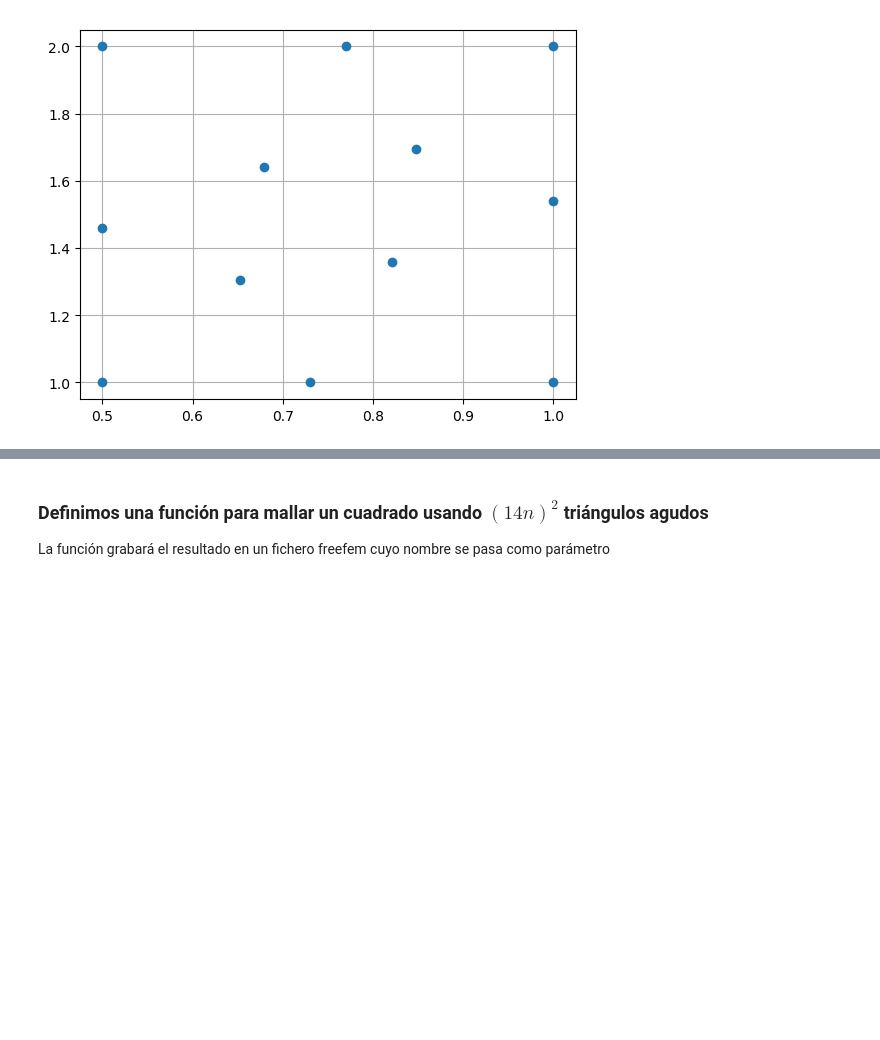
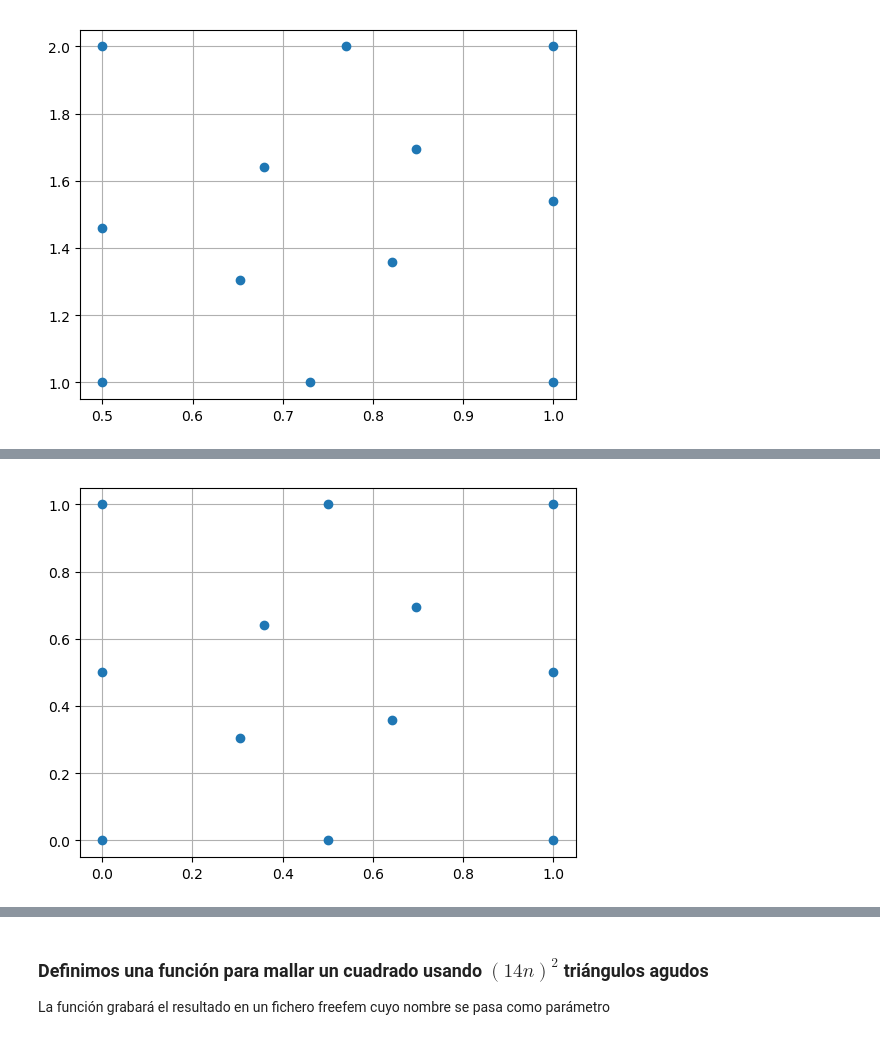
Before and after one commit to rrgalvan/freefem-tests, a Jupyter notebook: mesh_build/acute_angle/rect_triang.ipynb, the cells around one changed output, grey strips where cells are left out. Cells and saved outputs as stored; diff of their text form; code cells hidden in the pictures; blank space fills up the shorter version.

```diff
--- a/mesh_build/acute_angle/rect_triang.ipynb
+++ b/mesh_build/acute_angle/rect_triang.ipynb
@@ -179,0 +186,18 @@ grid()
+# %%
+vert = zeros(12,2) # Coordeenadas (x,y)
+vert[1,:]  = [0,0]
+vert[2,:]  = [1/2, 0]
+vert[3,:]  = [1, 0]
+vert[4,:]  = [1, 1/2]
+vert[5,:]  = [1, 1]
+vert[6,:]  = [1/2, 1]
+vert[7,:]  = [0, 1]
+vert[8,:]  = [0, 1/2]
+vert[9,:]  = [xCinf, yCinf]
+vert[10,:] = [xVertInf[3], yVertInf[3]]
+vert[11,:] = [xCsup, yCsup,]
+vert[12,:] = [xVertInf[4], yVertInf[4]]
+plot( vert[:,1], vert[:,2], marker="o", linestyle="")
+grid()
+# %% [output]
+[figure, added]
```
Also changed, not shown: parts of 8 cells of this notebook.
